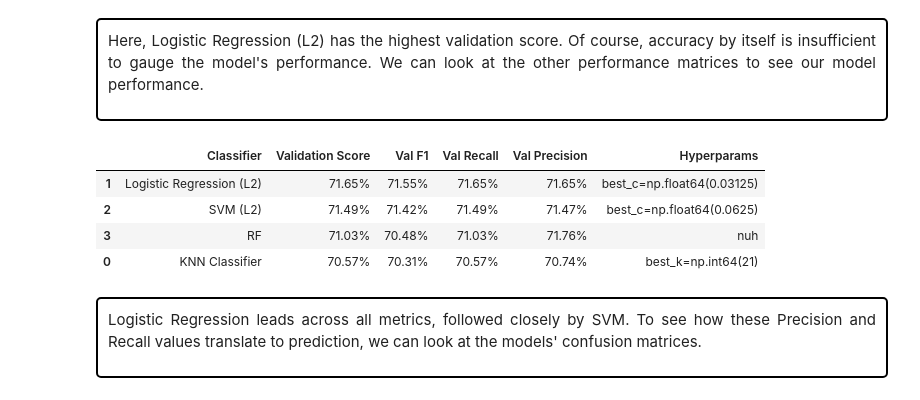
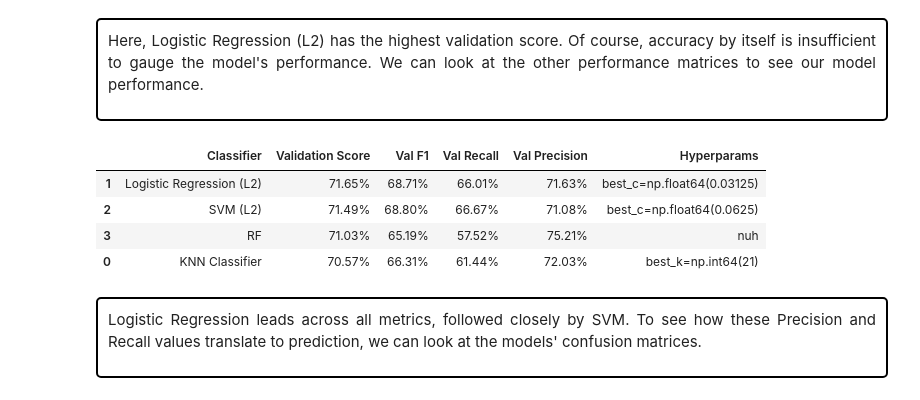
Before and after one commit to 10meters/IMDB-Final-Project, a Jupyter notebook: main.ipynb, the cells around one changed output. Saved outputs shown, nothing was run; the diff lists cells and outputs as text; code cells hidden in the pictures.

```diff
--- a/main.ipynb
+++ b/main.ipynb
@@ -943,40 +943,40 @@ val_metrics = pd.DataFrame(columns=[
     "Classifier",
     "Validation Score",  # Accuracy
     "Val F1",           # F1-score
     "Val Recall",       # Recall
     "Val Precision",    # Precision
     "Hyperparams"
 ])
 
 for classifier in Classifiers:
     # Get predictions for validation set
     y_val_pred = Classifiers[classifier].predict(x_val)
 
     # Calculate validation metrics
     val_score = f"{Classifiers[classifier].score(x_val, y_val):.2%}"  # Accuracy
-    val_f1 = f"{f1_score(y_val, y_val_pred, average='weighted'):.2%}"
-    val_recall = f"{recall_score(y_val, y_val_pred, average='weighted'):.2%}"
-    val_precision = f"{precision_score(y_val, y_val_pred, average='weighted'):.2%}"
+    val_f1 = f"{f1_score(y_val, y_val_pred, average='binary', pos_label='good'):.2%}"
+    val_recall = f"{recall_score(y_val, y_val_pred, average='binary', pos_label='good'):.2%}"
+    val_precision = f"{precision_score(y_val, y_val_pred, average='binary',  pos_label='good'):.2%}"
 
     hp = Hyperparams.get(classifier)
 
     val_metrics.loc[len(val_metrics)] = [
         classifier,
         val_score,
         val_f1,
         val_recall,
         val_precision,
         hp
     ]
 
 # Sort by Validation Score (descending)
 val_metrics.sort_values(by="Validation Score", ascending=False)
 # %% [output]
 |  | Classifier | Validation Score | Val F1 | Val Recall | Val Precision | Hyperparams |
-| 1 | Logistic Regression (L2) | 71.65% | 71.55% | 71.65% | 71.65% | best_c=np.float64(0.03125) |
-| 2 | SVM (L2) | 71.49% | 71.42% | 71.49% | 71.47% | best_c=np.float64(0.0625) |
-| 3 | RF | 71.03% | 70.48% | 71.03% | 71.76% | nuh |
-| 0 | KNN Classifier | 70.57% | 70.31% | 70.57% | 70.74% | best_k=np.int64(21) |
+| 1 | Logistic Regression (L2) | 71.65% | 68.71% | 66.01% | 71.63% | best_c=np.float64(0.03125) |
+| 2 | SVM (L2) | 71.49% | 68.80% | 66.67% | 71.08% | best_c=np.float64(0.0625) |
+| 3 | RF | 71.03% | 65.19% | 57.52% | 75.21% | nuh |
+| 0 | KNN Classifier | 70.57% | 66.31% | 61.44% | 72.03% | best_k=np.int64(21) |
 # %% [markdown]
 <div style="border: 2px solid black; padding: 10px;text-align: justify; border-radius: 5px; max-width: 90%; margin: 0 auto;">
 
```
Also changed, not shown: parts of 2 cells of this notebook, 1 other file.
